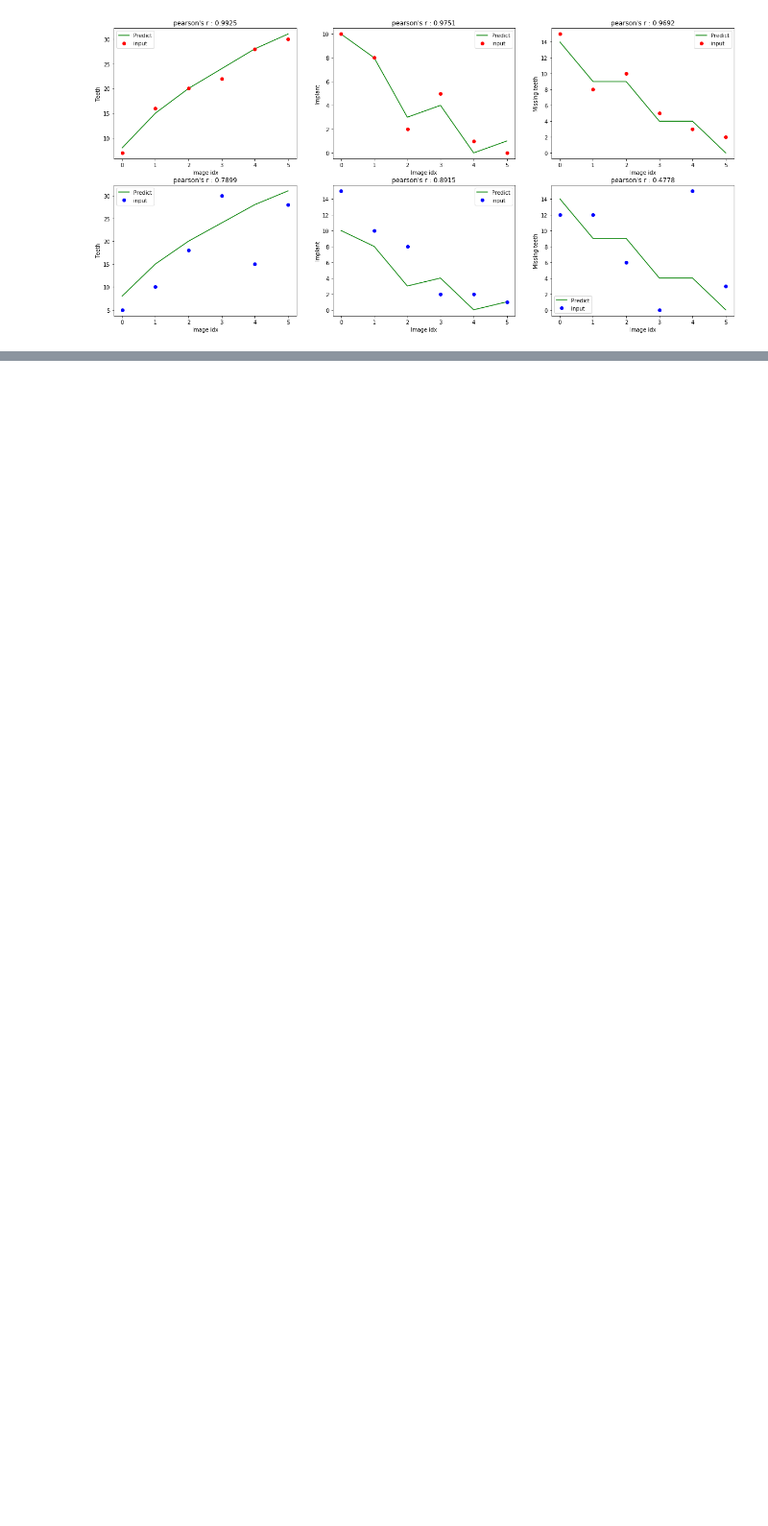
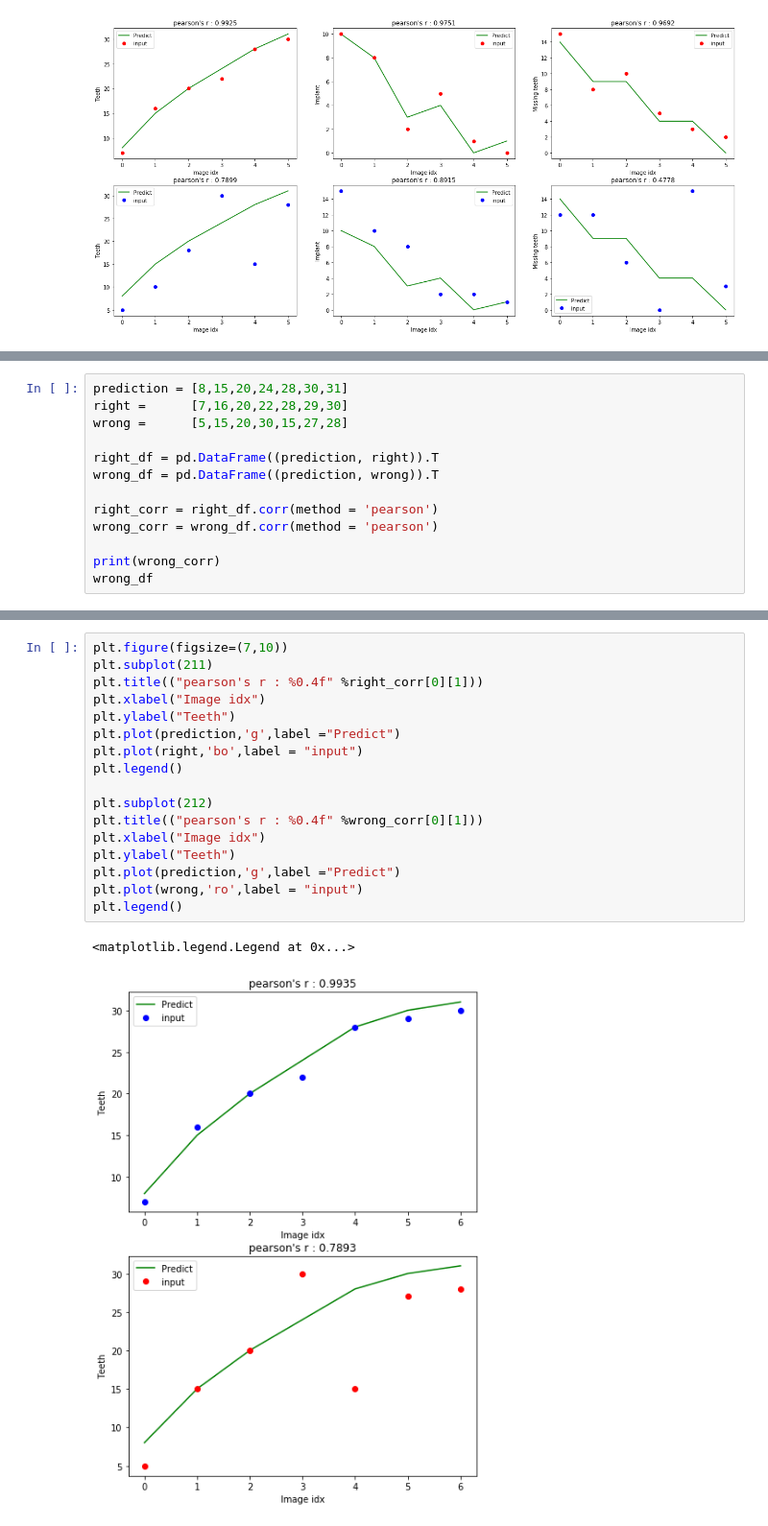
Before and after one commit to Jonghyun-2/Hyun, a Jupyter notebook: Python/keras/Study/correlationCofficient.ipynb, the cells around one changed output, grey strips where cells are left out. Shown at 96% size. Saved outputs shown, nothing was run; the diff lists cells and outputs as text; blank space fills up the shorter version.

```diff
--- a/Python/keras/correlationCofficient.ipynb
+++ b/Python/keras/Study/correlationCofficient.ipynb
@@ -148,0 +152,13 @@ plt.show()
+# %%
+prediction = [8,15,20,24,28,30,31]
+right =      [7,16,20,22,28,29,30]
+wrong =      [5,15,20,30,15,27,28]
+
+right_df = pd.DataFrame((prediction, right)).T
+wrong_df = pd.DataFrame((prediction, wrong)).T
+
+right_corr = right_df.corr(method = 'pearson')
+wrong_corr = wrong_df.corr(method = 'pearson')
+
+print(wrong_corr)
+wrong_df
@@ -148,0 +177,20 @@ plt.show()
+# %%
+plt.figure(figsize=(7,10))
+plt.subplot(211)
+plt.title(("pearson's r : %0.4f" %right_corr[0][1]))
+plt.xlabel("Image idx")
+plt.ylabel("Teeth")
+plt.plot(prediction,'g',label ="Predict")
+plt.plot(right,'bo',label = "input")
+plt.legend()
+
+plt.subplot(212)
+plt.title(("pearson's r : %0.4f" %wrong_corr[0][1]))
+plt.xlabel("Image idx")
+plt.ylabel("Teeth")
+plt.plot(prediction,'g',label ="Predict")
+plt.plot(wrong,'ro',label = "input")
+plt.legend()
+# %% [output]
+<matplotlib.legend.Legend at 0x...>
+[figure, added]
```
Also changed, not shown: parts of 3 cells of this notebook, 1 other file.
